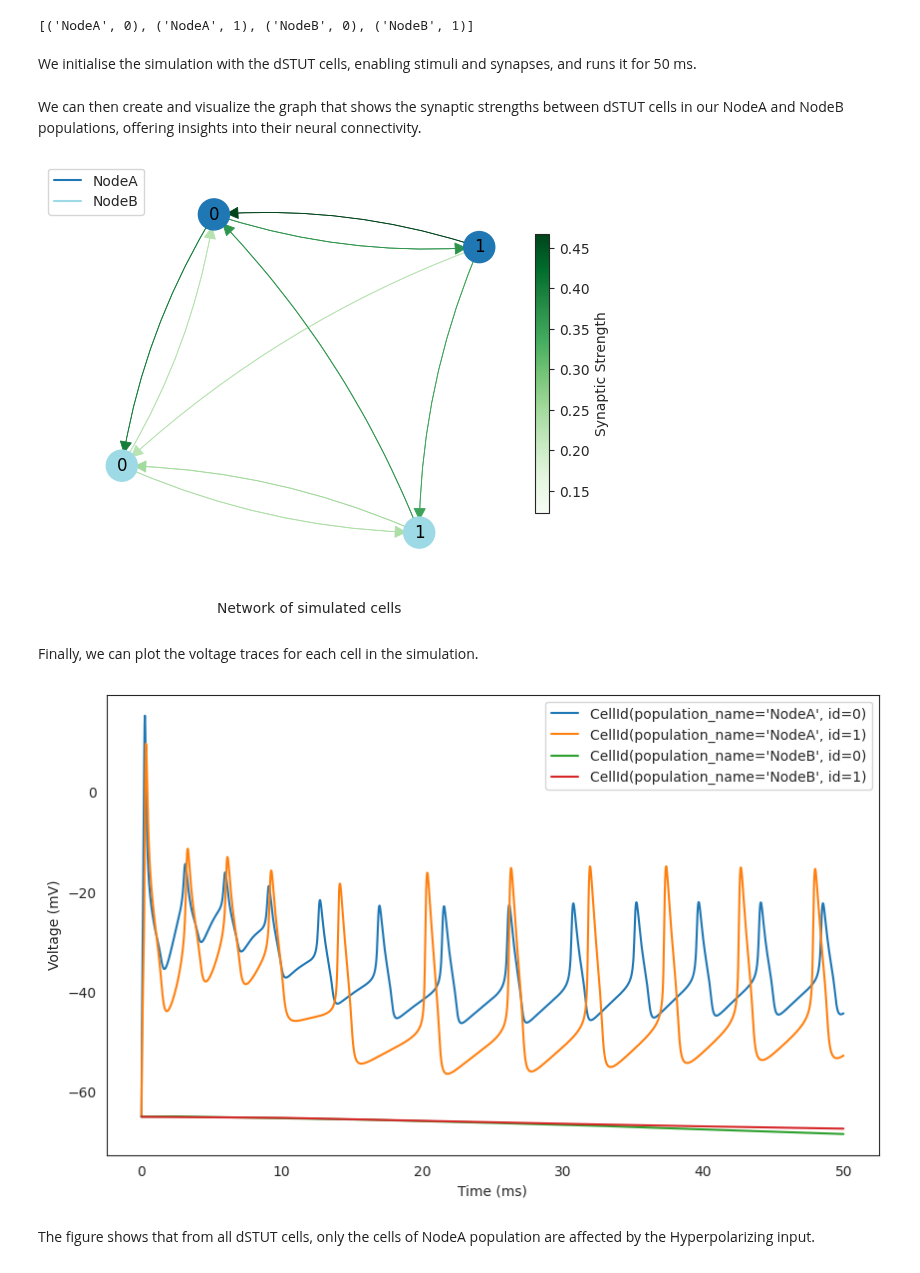
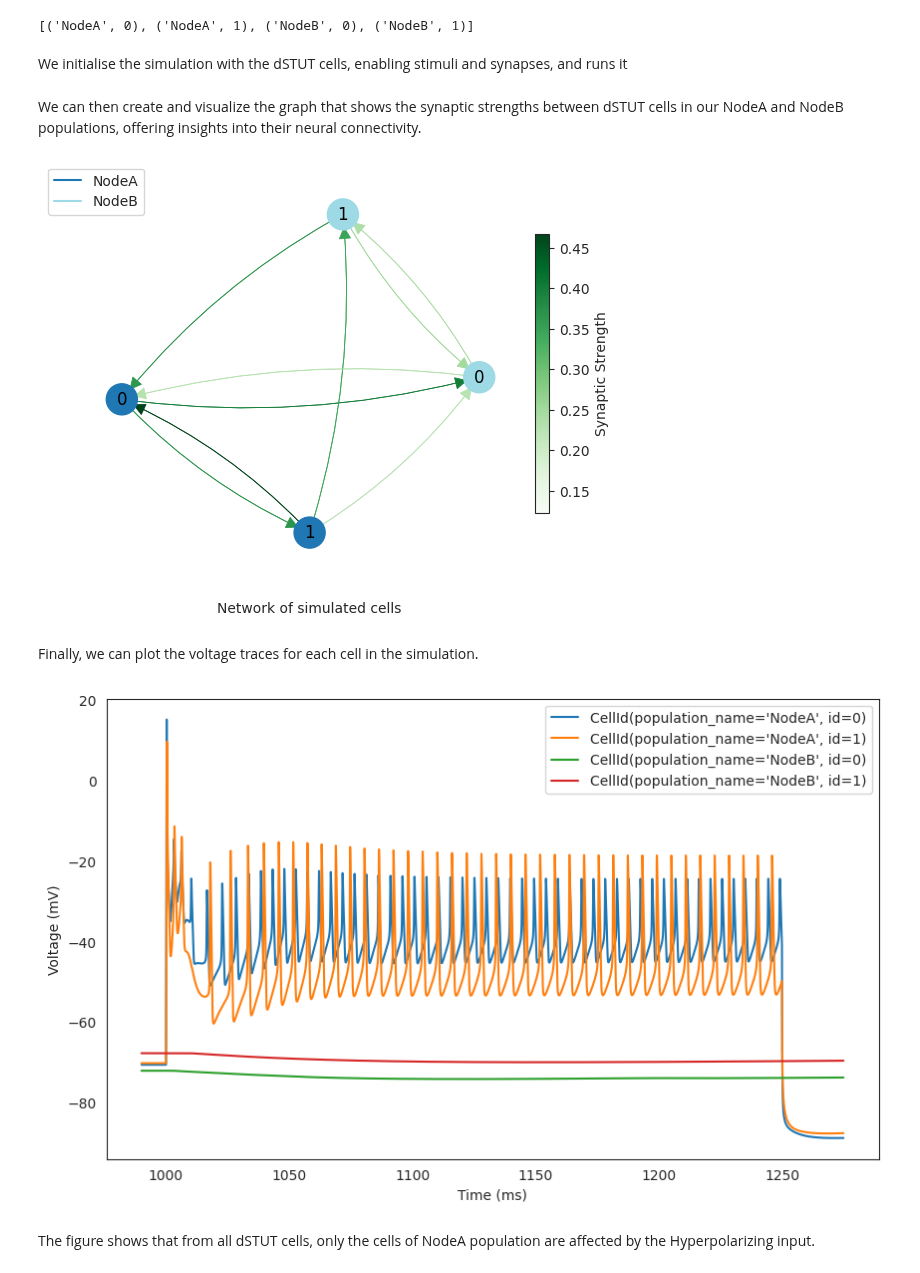
Before and after one commit to BlueBrain/BlueCelluLab, a Jupyter notebook: examples/2-sonata-network/sonata-network.ipynb, the cells around one changed output. Cells and saved outputs as stored; diff of their text form; code cells hidden in the pictures.

```diff
--- a/examples/2-sonata-network/sonata-network.ipynb
+++ b/examples/2-sonata-network/sonata-network.ipynb
@@ -177,11 +158,13 @@ dstut_cells
 # %% [output]
 [('NodeA', 0), ('NodeA', 1), ('NodeB', 0), ('NodeB', 1)]
 # %% [markdown]
-We initialise the simulation with the dSTUT cells, enabling stimuli and synapses, and runs it for 50 ms.
+We initialise the simulation with the dSTUT cells, enabling stimuli and synapses, and runs it
 # %%
 sim.instantiate_gids(dstut_cells, add_stimuli=True, add_synapses=True)
-t_stop = 50.0
-sim.run(t_stop)
+t_stop = simulation_config_dict["run"]['tstop']
+t_start = simulation_config_dict["run"]['tstart']
+dt = simulation_config_dict["run"]['dt']
+sim.run(t_stop=t_stop, forward_skip=True, forward_skip_value=t_start)
 # %% [markdown]
 We can then create and visualize the graph that shows the synaptic strengths between dSTUT cells in our NodeA and NodeB populations, offering insights into their neural connectivity.
 # %%
@@ -190,21 +173,22 @@ plt = plot_graph(G, node_size=500, edge_width=0.6, node_distance=1.8)
 plt.savefig("ex2_sonatagraph.pdf")
 plt.show()
 # %% [output]
-[figure, old version]
+[figure, new version]
 # %% [markdown]
 Finally, we can plot the voltage traces for each cell in the simulation.
 # %%
-# Define the figure size
+idx_start = int((t_start-10) / dt)
+idx_stop = int(t_stop / dt)
 plt.figure(figsize=(10, 6))
 for cell_id in sim.cells:
     # Get the voltage trace
-    time = sim.get_time_trace()
-    voltage = sim.get_voltage_trace(cell_id)
+    time = sim.get_time_trace()[idx_start:idx_stop]
+    voltage = sim.get_voltage_trace(cell_id, t_start=t_start-10, t_stop=t_stop)
     plt.plot(time, voltage, label=cell_id)
     plt.legend()
     plt.xlabel("Time (ms)")
     plt.ylabel("Voltage (mV)")
 # %% [output]
-[figure, old version]
+[figure, new version]
 # %% [markdown]
 The figure shows that from all dSTUT cells, only the cells of NodeA population are affected by the Hyperpolarizing input.
```
Also changed, not shown: parts of 7 cells of this notebook, 2 other files.
